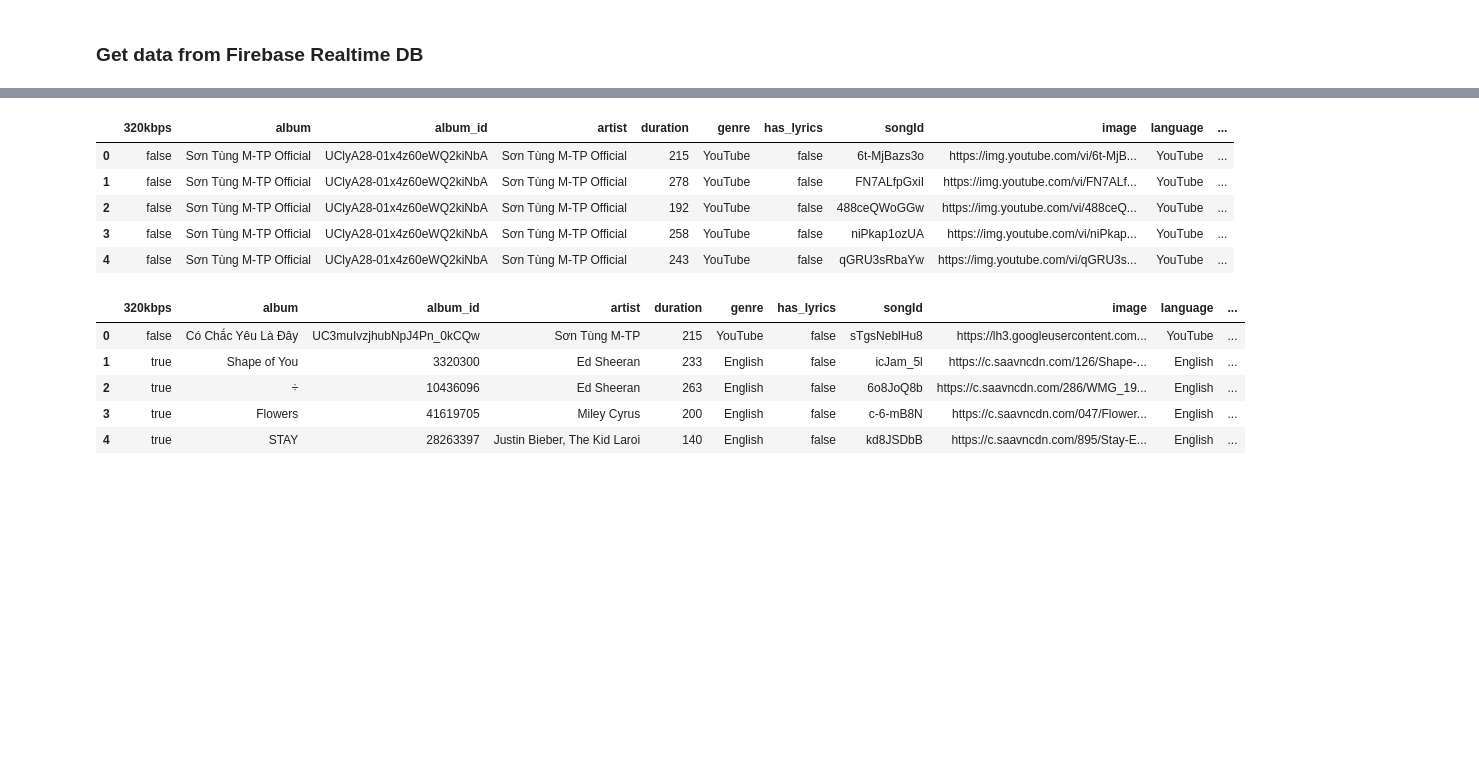
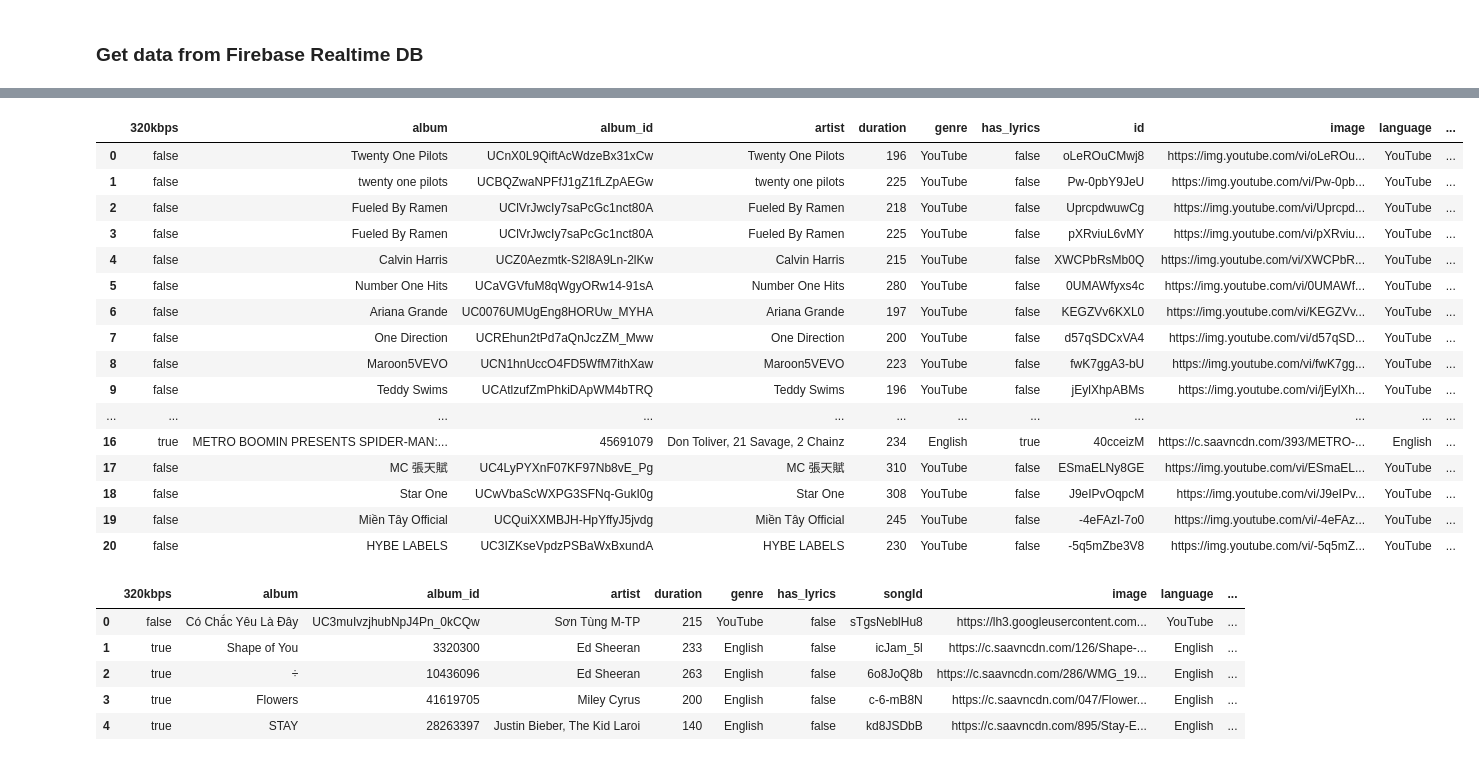
Before and after one commit to IncognitoTabs/GraduationProject, a Jupyter notebook: RecommendationSystem/test.ipynb, the cells around one changed output, grey strips where cells are left out. Saved outputs shown, nothing was run; the diff lists cells and outputs as text; code cells hidden in the pictures; blank space fills up the shorter version.

```diff
--- a/RecommendationSystem/test.ipynb
+++ b/RecommendationSystem/test.ipynb
@@ -106,7 +97,8 @@ song_stat_df
 # %%
 from sklearn.feature_extraction.text import TfidfVectorizer
-tfidf = TfidfVectorizer(stop_words='english')
+vectorizer = TfidfVectorizer()
 all_tags = song_stat_df['all_tags']
-data = tfidf.fit_transform(all_tags).toarray()
-data
+data = vectorizer.fit_transform(all_tags)
+print("Unique vocabulary: ", len(vectorizer.vocabulary_))
+data.toarray()
 # %% [output]
@@ -137,30 +130,41 @@ array([[1.        , 1.        , 1.        , ..., 0.        , 0.        ,
         1.        ]])
 # %%
-def movie_recommend(movie):
-    index = song_stat_df[song_stat_df['songId'] == movie].index[0]
+def recommend(song):
+    index = song_stat_df[song_stat_df['id'] == song].index[0]
     distances = sorted(list(enumerate(similarity[index])),reverse=True,key = lambda x: x[1])
     list_id = []
     for i in distances:
         if len(list_id) > 20:
             break
-        id = song_stat_df.iloc[i[0]].songId
+        id = song_stat_df.iloc[i[0]].id
         if id not in list_id:
             list_id.append(id)
-    columns = ['320kbps','album','album_id','artist','duration','genre','has_lyrics','songId','image','language','perma_url','release_date','subtitle','title','url','year']
+    columns = ['320kbps','album','album_id','artist','duration','genre','has_lyrics','id','image','language','perma_url','release_date','subtitle','title','url','year']
     list_result = pd.DataFrame(columns= columns)
     for id in list_id:
-        result = songs_df.query('songId == @id')
-        list_result = pd.concat([list_result, result], ignore_index=True).drop_duplicates(['songId'])
+        result = songs_df.query('id == @id')
+        list_result = pd.concat([list_result, result], ignore_index=True).drop_duplicates(['id'])
     return list_result
 
-movie_recommend("6t-MjBazs3o").head()
+recommend("jO2viLEW-1A")
 # %% [output]
-|  | 320kbps | album | album_id | artist | duration | genre | has_lyrics | songId | image | language | ... |
-| 0 | false | Sơn Tùng M-TP Official | UClyA28-01x4z60eWQ2kiNbA | Sơn Tùng M-TP Official | 215 | YouTube | false | 6t-MjBazs3o | https://img.youtube.com/vi/6t-MjB... | YouTube | ... |
-| 1 | false | Sơn Tùng M-TP Official | UClyA28-01x4z60eWQ2kiNbA | Sơn Tùng M-TP Official | 278 | YouTube | false | FN7ALfpGxiI | https://img.youtube.com/vi/FN7ALf... | YouTube | ... |
-| 2 | false | Sơn Tùng M-TP Official | UClyA28-01x4z60eWQ2kiNbA | Sơn Tùng M-TP Official | 192 | YouTube | false | 488ceQWoGGw | https://img.youtube.com/vi/488ceQ... | YouTube | ... |
-| 3 | false | Sơn Tùng M-TP Official | UClyA28-01x4z60eWQ2kiNbA | Sơn Tùng M-TP Official | 258 | YouTube | false | niPkap1ozUA | https://img.youtube.com/vi/niPkap... | YouTube | ... |
-| 4 | false | Sơn Tùng M-TP Official | UClyA28-01x4z60eWQ2kiNbA | Sơn Tùng M-TP Official | 243 | YouTube | false | qGRU3sRbaYw | https://img.youtube.com/vi/qGRU3s... | YouTube | ... |
+|  | 320kbps | album | album_id | artist | duration | genre | has_lyrics | id | image | language | ... |
+| 0 | false | Twenty One Pilots | UCnX0L9QiftAcWdzeBx31xCw | Twenty One Pilots | 196 | YouTube | false | oLeROuCMwj8 | https://img.youtube.com/vi/oLeROu... | YouTube | ... |
+| 1 | false | twenty one pilots | UCBQZwaNPFfJ1gZ1fLZpAEGw | twenty one pilots | 225 | YouTube | false | Pw-0pbY9JeU | https://img.youtube.com/vi/Pw-0pb... | YouTube | ... |
+| 2 | false | Fueled By Ramen | UClVrJwcIy7saPcGc1nct80A | Fueled By Ramen | 218 | YouTube | false | UprcpdwuwCg | https://img.youtube.com/vi/Uprcpd... | YouTube | ... |
+| 3 | false | Fueled By Ramen | UClVrJwcIy7saPcGc1nct80A | Fueled By Ramen | 225 | YouTube | false | pXRviuL6vMY | https://img.youtube.com/vi/pXRviu... | YouTube | ... |
+| 4 | false | Calvin Harris | UCZ0Aezmtk-S2l8A9Ln-2lKw | Calvin Harris | 215 | YouTube | false | XWCPbRsMb0Q | https://img.youtube.com/vi/XWCPbR... | YouTube | ... |
+| 5 | false | Number One Hits | UCaVGVfuM8qWgyORw14-91sA | Number One Hits | 280 | YouTube | false | 0UMAWfyxs4c | https://img.youtube.com/vi/0UMAWf... | YouTube | ... |
+| 6 | false | Ariana Grande | UC0076UMUgEng8HORUw_MYHA | Ariana Grande | 197 | YouTube | false | KEGZVv6KXL0 | https://img.youtube.com/vi/KEGZVv... | YouTube | ... |
+| 7 | false | One Direction | UCREhun2tPd7aQnJczZM_Mww | One Direction | 200 | YouTube | false | d57qSDCxVA4 | https://img.youtube.com/vi/d57qSD... | YouTube | ... |
+| 8 | false | Maroon5VEVO | UCN1hnUccO4FD5WfM7ithXaw | Maroon5VEVO | 223 | YouTube | false | fwK7ggA3-bU | https://img.youtube.com/vi/fwK7gg... | YouTube | ... |
+| 9 | false | Teddy Swims | UCAtlzufZmPhkiDApWM4bTRQ | Teddy Swims | 196 | YouTube | false | jEylXhpABMs | https://img.youtube.com/vi/jEylXh... | YouTube | ... |
+| ... | ... | ... | ... | ... | ... | ... | ... | ... | ... | ... | ... |
+| 16 | true | METRO BOOMIN PRESENTS SPIDER-MAN:... | 45691079 | Don Toliver, 21 Savage, 2 Chainz | 234 | English | true | 40cceizM | https://c.saavncdn.com/393/METRO-... | English | ... |
+| 17 | false | MC 張天賦 | UC4LyPYXnF07KF97Nb8vE_Pg | MC 張天賦 | 310 | YouTube | false | ESmaELNy8GE | https://img.youtube.com/vi/ESmaEL... | YouTube | ... |
+| 18 | false | Star One | UCwVbaScWXPG3SFNq-GukI0g | Star One | 308 | YouTube | false | J9eIPvOqpcM | https://img.youtube.com/vi/J9eIPv... | YouTube | ... |
+| 19 | false | Miền Tây Official | UCQuiXXMBJH-HpYffyJ5jvdg | Miền Tây Official | 245 | YouTube | false | -4eFAzI-7o0 | https://img.youtube.com/vi/-4eFAz... | YouTube | ... |
+| 20 | false | HYBE LABELS | UC3IZKseVpdzPSBaWxBxundA | HYBE LABELS | 230 | YouTube | false | -5q5mZbe3V8 | https://img.youtube.com/vi/-5q5mZ... | YouTube | ... |
 # %%
 rec_sys = recommender.recommender_system()
 rec_sys.data_preprocessing(songs=songs, stats= stats)
```
Also changed, not shown: parts of 7 cells of this notebook, 11 other files.
